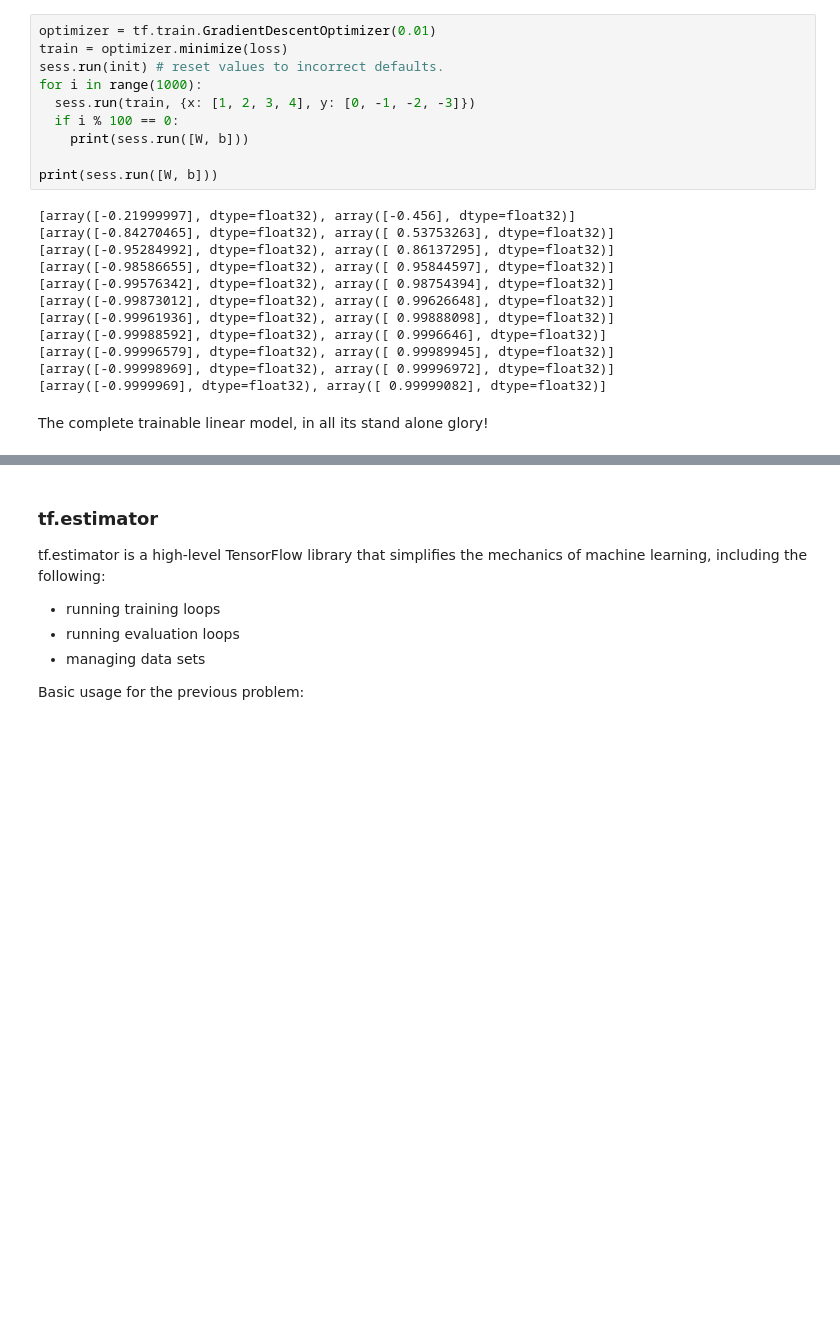
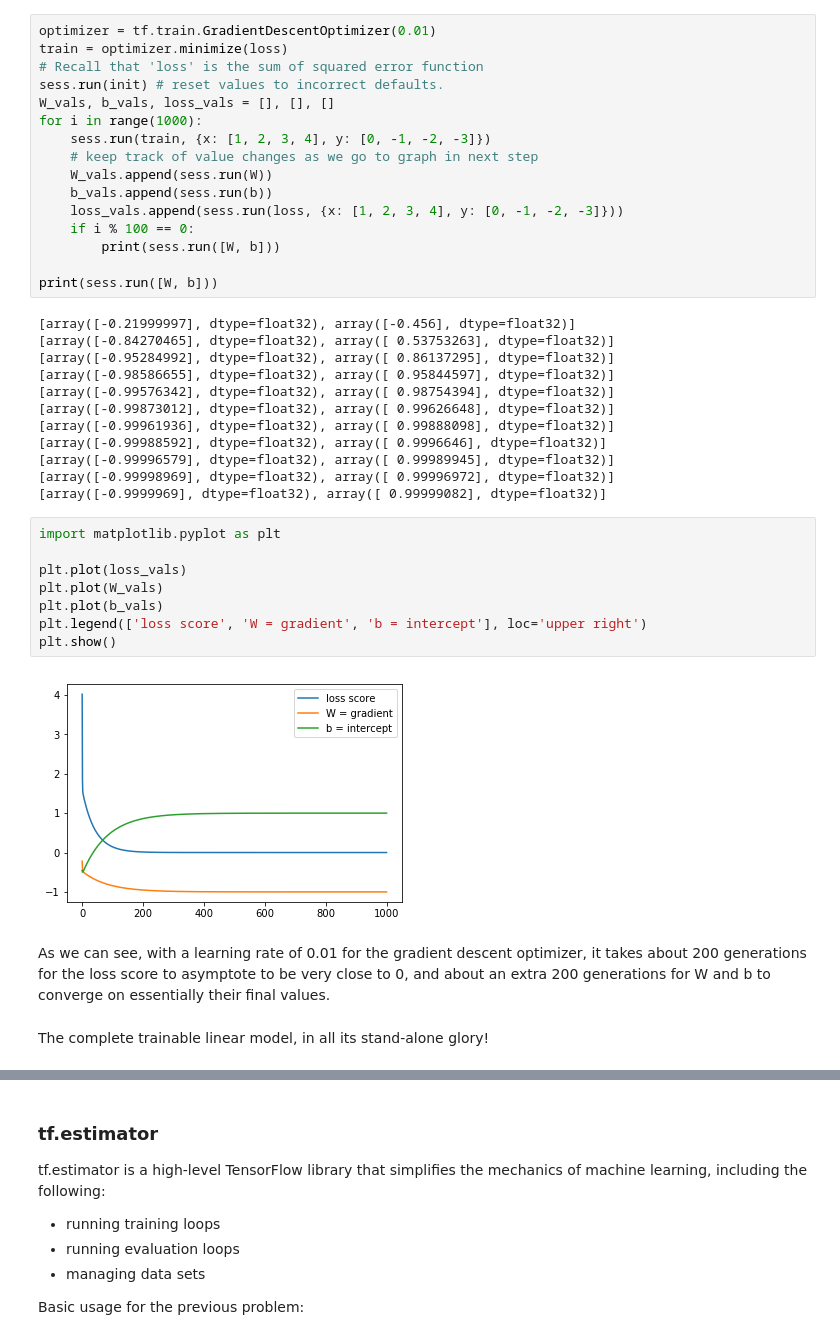
Before and after one commit to norrishd/TensorFlowTutorial, a Jupyter notebook: TensorFlowTutorial.ipynb, the cells around one changed output, grey strips where cells are left out. Saved outputs shown, nothing was run; the diff lists cells and outputs as text; blank space fills up the shorter version.

```diff
--- a/TensorFlowTutorial.ipynb
+++ b/TensorFlowTutorial.ipynb
@@ -122,11 +129,17 @@ Yay, our loss is now 0. That's great, but this is machine learning! We want to *
 # %%
 optimizer = tf.train.GradientDescentOptimizer(0.01)
 train = optimizer.minimize(loss)
+# Recall that 'loss' is the sum of squared error function
 sess.run(init) # reset values to incorrect defaults.
+W_vals, b_vals, loss_vals = [], [], []
 for i in range(1000):
-  sess.run(train, {x: [1, 2, 3, 4], y: [0, -1, -2, -3]})
-  if i % 100 == 0:
-    print(sess.run([W, b]))
+    sess.run(train, {x: [1, 2, 3, 4], y: [0, -1, -2, -3]})
+    # keep track of value changes as we go to graph in next step
+    W_vals.append(sess.run(W))
+    b_vals.append(sess.run(b))
+    loss_vals.append(sess.run(loss, {x: [1, 2, 3, 4], y: [0, -1, -2, -3]}))
+    if i % 100 == 0:
+        print(sess.run([W, b]))
 
 print(sess.run([W, b]))
 # %% [output]
@@ -141,8 +154,20 @@ print(sess.run([W, b]))
 [array([-0.99996579], dtype=float32), array([ 0.99989945], dtype=float32)]
 [array([-0.99998969], dtype=float32), array([ 0.99996972], dtype=float32)]
 [array([-0.9999969], dtype=float32), array([ 0.99999082], dtype=float32)]
+# %%
+import matplotlib.pyplot as plt
+
+plt.plot(loss_vals)
+plt.plot(W_vals)
+plt.plot(b_vals)
+plt.legend(['loss score', 'W = gradient', 'b = intercept'], loc='upper right')
+plt.show()
+# %% [output]
+[figure, added]
+# %% [markdown]
+As we can see, with a learning rate of 0.01 for the gradient descent optimizer, it takes about 200 generations for the loss score to asymptote to be very close to 0, and about an extra 200 generations for W and b to converge on essentially their final values.
 # %% [markdown]
-The complete trainable linear model, in all its stand alone glory!
+The complete trainable linear model, in all its stand-alone glory!
 # %%
 import tensorflow as tf
 
```
Also changed, not shown: parts of 58 cells of this notebook, 1 other file.
